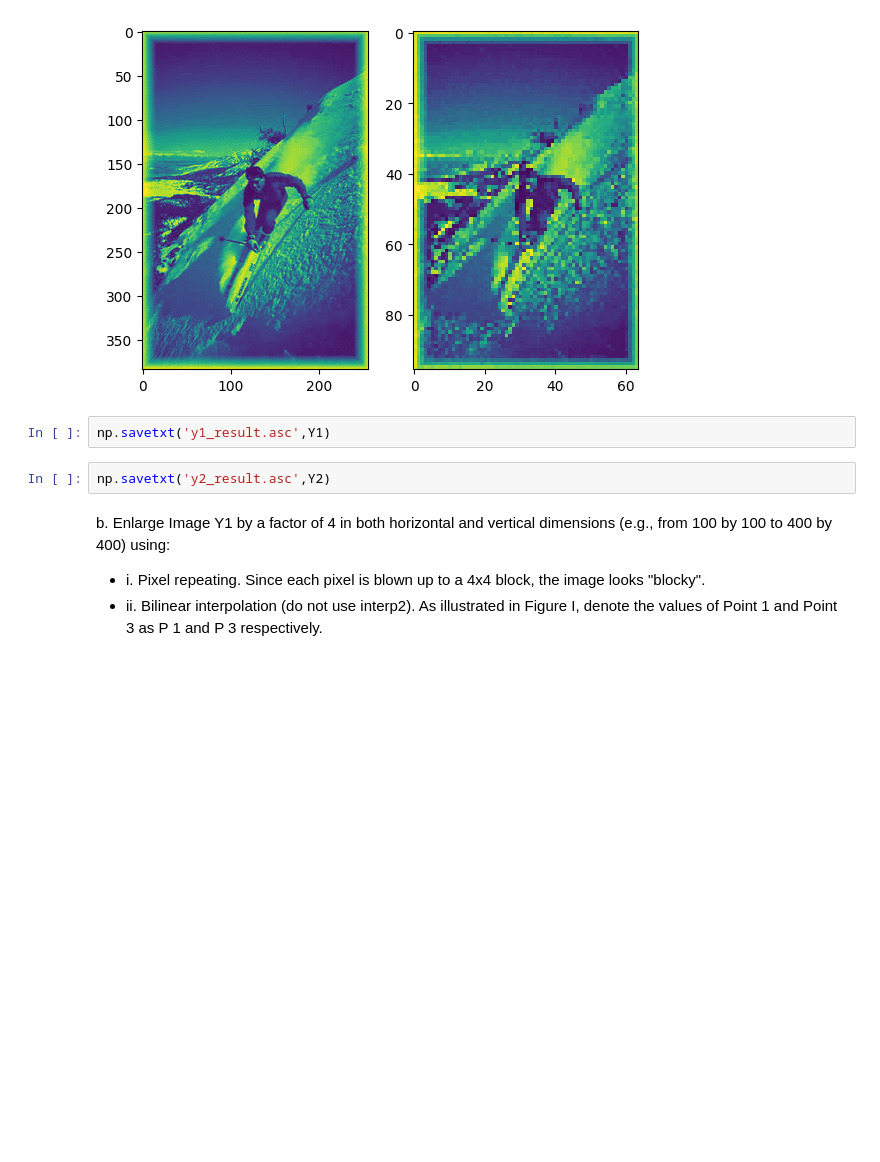
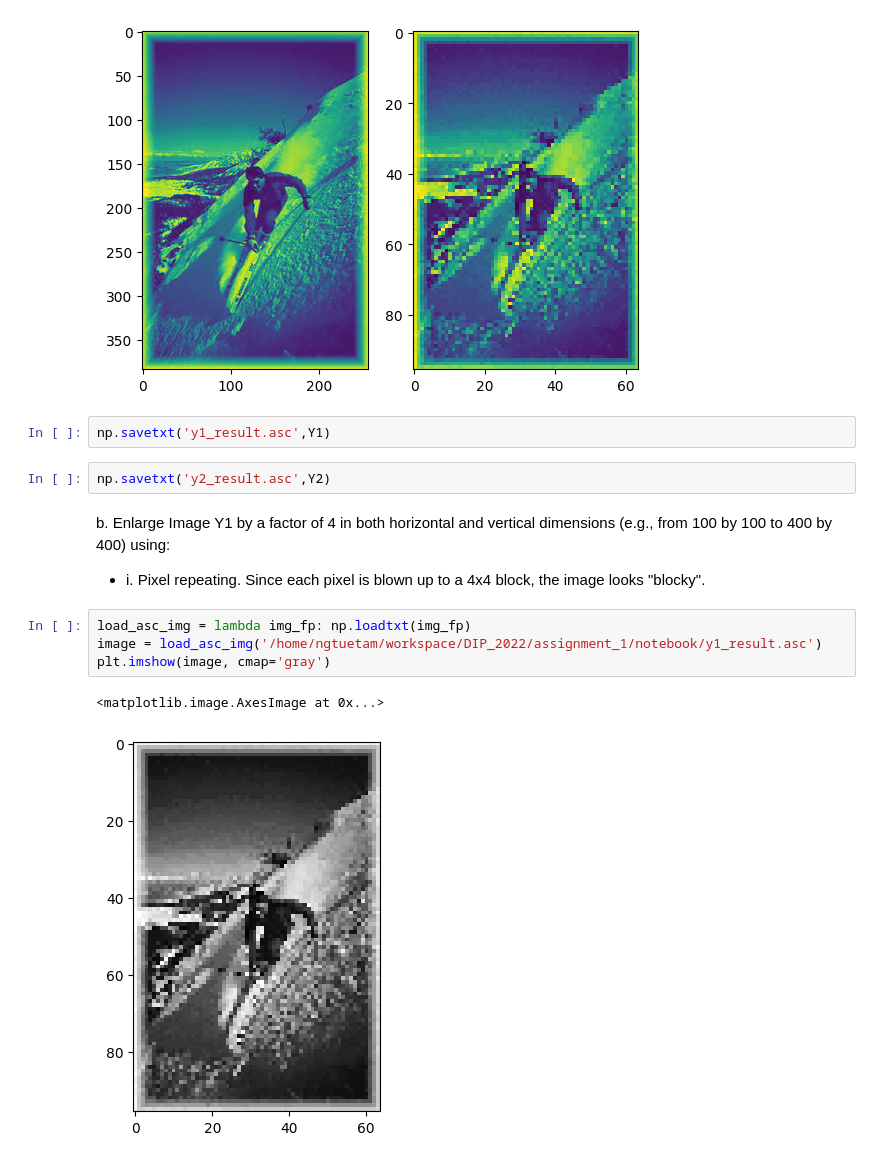
Before and after one commit to ngtuetam/DIP_2022, a Jupyter notebook: assignment_1/notebook/assign1_4.ipynb, the cells around one changed output. Saved outputs shown, nothing was run; the diff lists cells and outputs as text; blank space fills up the shorter version.

```diff
--- a/assignment_1/notebook/assign1_4.ipynb
+++ b/assignment_1/notebook/assign1_4.ipynb
@@ -82,8 +82,13 @@ np.savetxt('y2_result.asc',Y2)
 b. Enlarge Image Y1 by a factor of 4 in both horizontal and vertical dimensions (e.g., from 100 by 100 to 400 by 400) using:
 * i. Pixel repeating. Since each pixel is blown up to a 4x4 block, the image looks
 "blocky".
-* ii. Bilinear interpolation (do not use interp2). As illustrated in Figure I, denote
-the values of Point 1 and Point 3 as P 1 and P 3 respectively.
+# %%
+load_asc_img = lambda img_fp: np.loadtxt(img_fp)
+image = load_asc_img('/home/ngtuetam/workspace/DIP_2022/assignment_1/notebook/y1_result.asc')
+plt.imshow(image, cmap='gray')
+# %% [output]
+<matplotlib.image.AxesImage at 0x...>
+[figure, added]
 # %%
 def enlarge_image_b1(image):
     """
```
Also changed, not shown: parts of 4 cells of this notebook.
